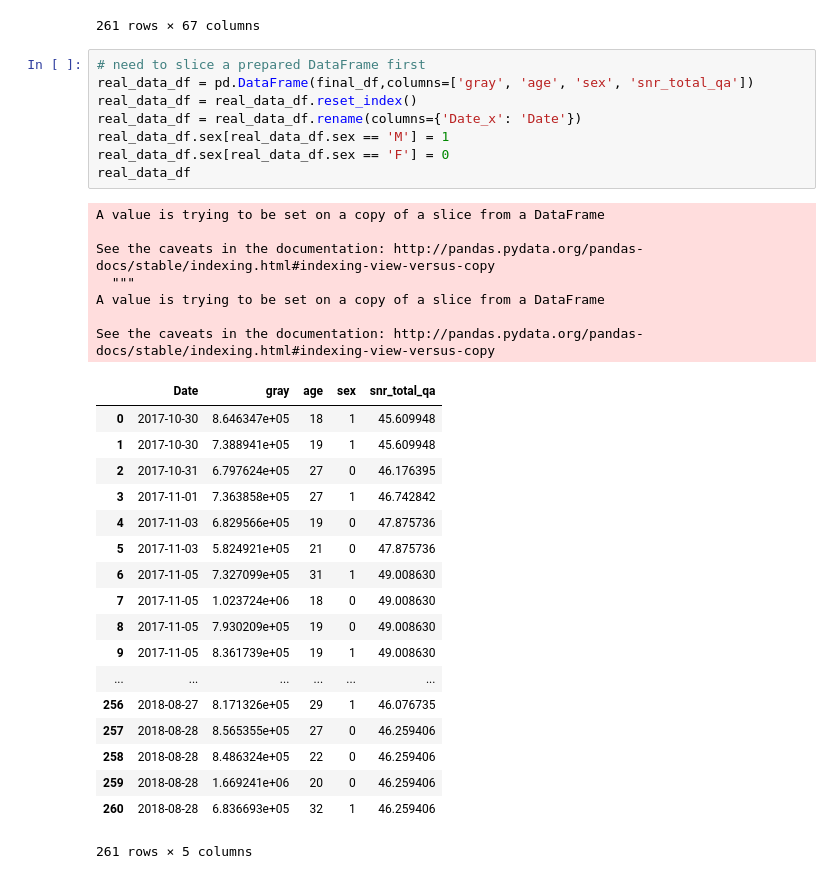
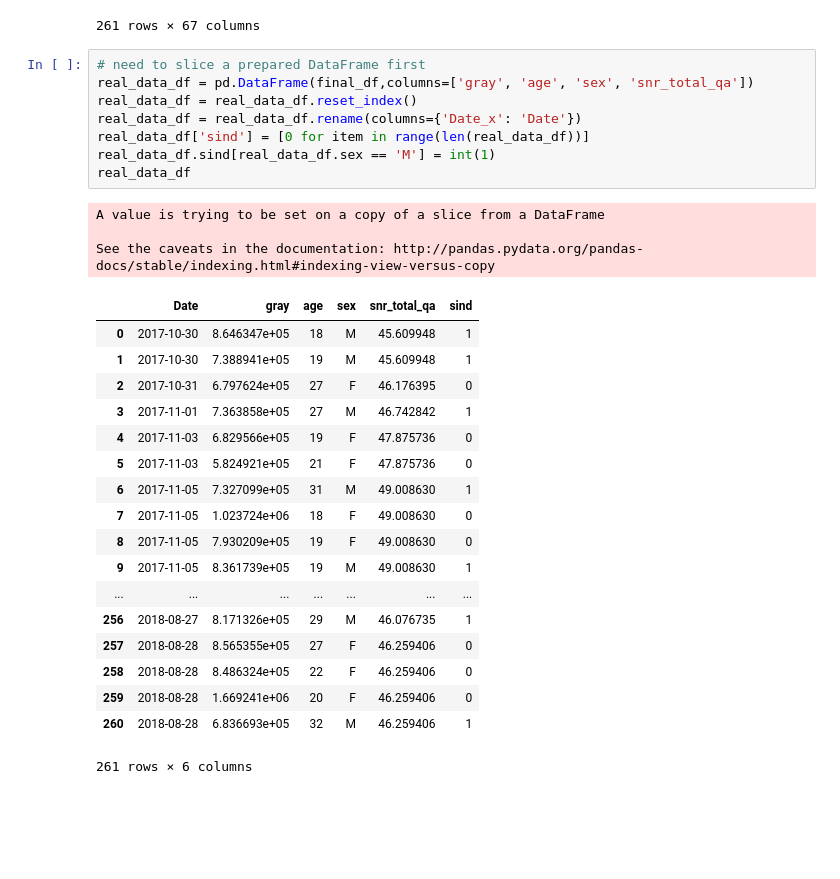
Before and after one commit to proj-nuisance/nuisance, a Jupyter notebook: ipy/nuisance.ipynb, the cells around one changed output. Drawn from its saved outputs; the diff is of its cells as text; blank space fills up the shorter version.

```diff
--- a/ipy/nuisance.ipynb
+++ b/ipy/nuisance.ipynb
@@ -404,37 +424,33 @@ final_df
 # %%
 # need to slice a prepared DataFrame first
 real_data_df = pd.DataFrame(final_df,columns=['gray', 'age', 'sex', 'snr_total_qa'])
 real_data_df = real_data_df.reset_index()
 real_data_df = real_data_df.rename(columns={'Date_x': 'Date'})
-real_data_df.sex[real_data_df.sex == 'M'] = 1
-real_data_df.sex[real_data_df.sex == 'F'] = 0
+real_data_df['sind'] = [0 for item in range(len(real_data_df))]
+real_data_df.sind[real_data_df.sex == 'M'] = int(1)
 real_data_df
 # %% [output]
 A value is trying to be set on a copy of a slice from a DataFrame
 
 See the caveats in the documentation: http://pandas.pydata.org/pandas-docs/stable/indexing.html#indexing-view-versus-copy
-  """
-A value is trying to be set on a copy of a slice from a DataFrame
-
-See the caveats in the documentation: http://pandas.pydata.org/pandas-docs/stable/indexing.html#indexing-view-versus-copy
-|  | Date | gray | age | sex | snr_total_qa |
-| 0 | 2017-10-30 | 8.646347e+05 | 18 | 1 | 45.609948 |
-| 1 | 2017-10-30 | 7.388941e+05 | 19 | 1 | 45.609948 |
-| 2 | 2017-10-31 | 6.797624e+05 | 27 | 0 | 46.176395 |
-| 3 | 2017-11-01 | 7.363858e+05 | 27 | 1 | 46.742842 |
-| 4 | 2017-11-03 | 6.829566e+05 | 19 | 0 | 47.875736 |
-| 5 | 2017-11-03 | 5.824921e+05 | 21 | 0 | 47.875736 |
-| 6 | 2017-11-05 | 7.327099e+05 | 31 | 1 | 49.008630 |
-| 7 | 2017-11-05 | 1.023724e+06 | 18 | 0 | 49.008630 |
-| 8 | 2017-11-05 | 7.930209e+05 | 19 | 0 | 49.008630 |
-| 9 | 2017-11-05 | 8.361739e+05 | 19 | 1 | 49.008630 |
-| ... | ... | ... | ... | ... | ... |
-| 256 | 2018-08-27 | 8.171326e+05 | 29 | 1 | 46.076735 |
-| 257 | 2018-08-28 | 8.565355e+05 | 27 | 0 | 46.259406 |
-| 258 | 2018-08-28 | 8.486324e+05 | 22 | 0 | 46.259406 |
-| 259 | 2018-08-28 | 1.669241e+06 | 20 | 0 | 46.259406 |
-| 260 | 2018-08-28 | 6.836693e+05 | 32 | 1 | 46.259406 |
+|  | Date | gray | age | sex | snr_total_qa | sind |
+| 0 | 2017-10-30 | 8.646347e+05 | 18 | M | 45.609948 | 1 |
+| 1 | 2017-10-30 | 7.388941e+05 | 19 | M | 45.609948 | 1 |
+| 2 | 2017-10-31 | 6.797624e+05 | 27 | F | 46.176395 | 0 |
+| 3 | 2017-11-01 | 7.363858e+05 | 27 | M | 46.742842 | 1 |
+| 4 | 2017-11-03 | 6.829566e+05 | 19 | F | 47.875736 | 0 |
+| 5 | 2017-11-03 | 5.824921e+05 | 21 | F | 47.875736 | 0 |
+| 6 | 2017-11-05 | 7.327099e+05 | 31 | M | 49.008630 | 1 |
+| 7 | 2017-11-05 | 1.023724e+06 | 18 | F | 49.008630 | 0 |
+| 8 | 2017-11-05 | 7.930209e+05 | 19 | F | 49.008630 | 0 |
+| 9 | 2017-11-05 | 8.361739e+05 | 19 | M | 49.008630 | 1 |
+| ... | ... | ... | ... | ... | ... | ... |
+| 256 | 2018-08-27 | 8.171326e+05 | 29 | M | 46.076735 | 1 |
+| 257 | 2018-08-28 | 8.565355e+05 | 27 | F | 46.259406 | 0 |
+| 258 | 2018-08-28 | 8.486324e+05 | 22 | F | 46.259406 | 0 |
+| 259 | 2018-08-28 | 1.669241e+06 | 20 | F | 46.259406 | 0 |
+| 260 | 2018-08-28 | 6.836693e+05 | 32 | M | 46.259406 | 1 |
-261 rows × 5 columns
+261 rows × 6 columns
 # %%
 regress('gray', real_data_df)
 # %% [output]
```
Also changed, not shown: parts of 16 cells of this notebook.
